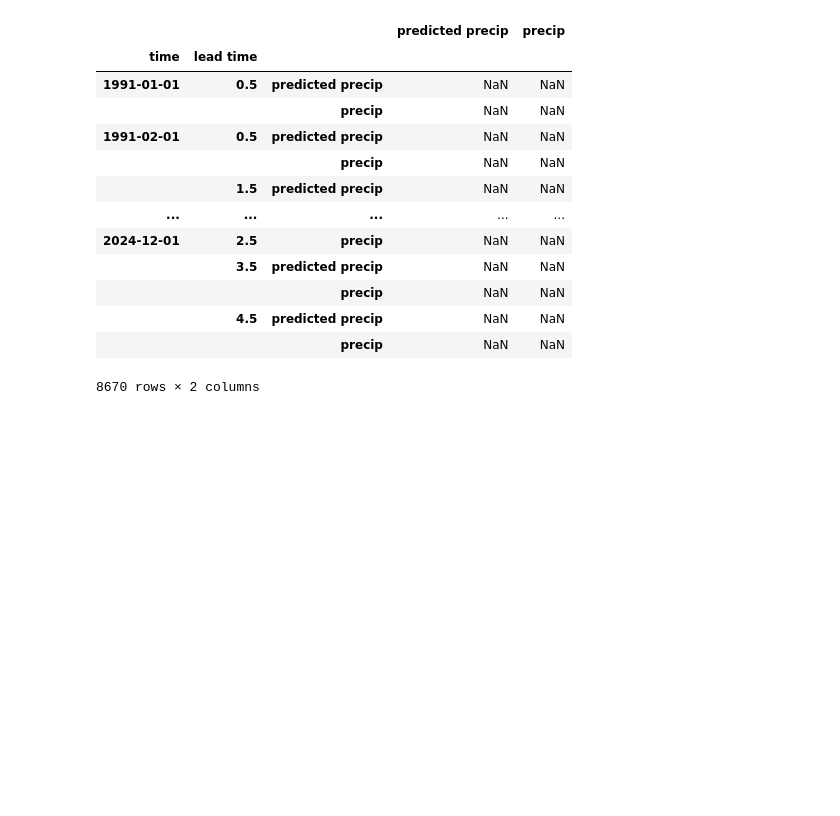
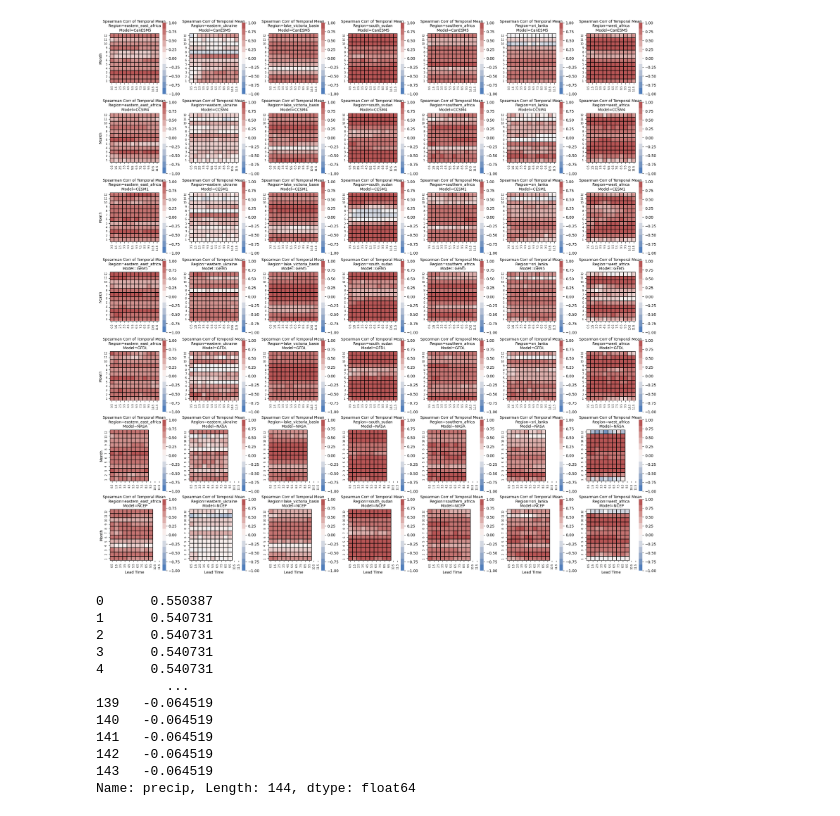
Before and after one commit to yatli24/CHC, a Jupyter notebook: Jupyter notebooks/Spatial_Temporal_means.ipynb, the cells around one changed output. Cells and saved outputs as stored; diff of their text form; code cells hidden in the pictures; blank space fills up the shorter version.

```diff
--- a/Jupyter notebooks/Spatial_Temporal_means.ipynb
+++ b/Jupyter notebooks/Spatial_Temporal_means.ipynb
@@ -31,22 +80,47 @@ for i in location:
+# %%
+# Temporal means precip and predicted precip of each pixel, grouped by latitude, longitude, month and lead time
+for i in region:
+    for j in model:
+        # Calculate the temporal means for each region and model
+        globals()['{}_{}_temporal_means'.format(i, j)] = (globals()['{}_{}'.format(i, j)]
+                                                         .drop(['date of prediction', 'realization time', 'year'], axis = 1)
+                                                         .groupby(['latitude', 'longitude', 'month', 'lead time'])[['predicted precip', 'precip']]
+                                                         .mean().compute().reset_index())
+        # Calculate the correlation between predicted precip and precip temporal means
+        globals()['{}_{}_temporal_means_corr'.format(i, j)] = (globals()['{}_{}_temporal_means'.format(i, j)].groupby(['month', 'lead time'])[['predicted precip', 'precip']]
+                                                               .corr(method = 'spearman').iloc[0::2, -1].droplevel(level = 2).reset_index())
+        globals()['{}_{}_temporal_means_corr'.format(i, j)]['region'] = i
+        globals()['{}_{}_temporal_means_corr'.format(i, j)]['model'] = j
+# %%
+# Concatenate all the dataframes, renaming precip to corr
+temporal_means_corr = pd.concat([globals()['{}_{}_temporal_means_corr'.format(i, j)] for i in region for j in model], ignore_index = True)
+temporal_means_corr = temporal_means_corr.rename(columns = {'precip': 'corr'})
+# %%
+fg = sns.FacetGrid(temporal_means_corr, col='region', row='model', sharex=False, sharey=False)
+fg.map_dataframe(draw_heatmap, 'lead time', 'month', 'corr', square = True)
+
+fg.set_titles('Spearman Corr of Temporal Mean \n Region={col_name} \n Model={row_name}')
+fg.set_ylabels("Month")
+fg.set_xlabels("Lead Time")
+plt.show()
+fg.savefig('figures/temporal_means_corr.png')
+# %% [output]
+[figure, added]
 # %%
-sri_lanka = sri_lanka_CanESM5.drop(['date of prediction', 'realization time', 'month', 'year'], axis = 1).groupby(['time', 'lead time'])[['predicted precip', 'precip']].mean().compute().reset_index()
-
-sri_lanka
-
-sri_lanka_corr = sri_lanka.groupby(['time', 'lead time']).corr()
-sri_lanka_corr
+# test
+sri_lanka = sri_lanka_CanESM5.drop(['date of prediction', 'realization time', 'year'], axis = 1).groupby(['latitude', 'longitude', 'month', 'lead time'])[['predicted precip', 'precip']].mean().compute().reset_index()
+sri_lanka_corr = sri_lanka.groupby(['month', 'lead time'])[['predicted precip', 'precip']].corr(method = 'spearman').iloc[0::2, -1].droplevel(level = 2).reset_index()
+sri_lanka_corr['precip']
 # %% [output]
-|  |  |  | predicted precip | precip |
-| time | lead time |  |  |  |
-| 1991-01-01 | 0.5 | predicted precip | NaN | NaN |
-|  |  | precip | NaN | NaN |
-| 1991-02-01 | 0.5 | predicted precip | NaN | NaN |
-|  |  | precip | NaN | NaN |
-|  | 1.5 | predicted precip | NaN | NaN |
-| ... | ... | ... | ... | ... |
-| 2024-12-01 | 2.5 | precip | NaN | NaN |
-|  | 3.5 | predicted precip | NaN | NaN |
-|  |  | precip | NaN | NaN |
-|  | 4.5 | predicted precip | NaN | NaN |
-|  |  | precip | NaN | NaN |
-8670 rows × 2 columns
+0      0.550387
+1      0.540731
+2      0.540731
+3      0.540731
+4      0.540731
+         ...
+139   -0.064519
+140   -0.064519
+141   -0.064519
+142   -0.064519
+143   -0.064519
+Name: precip, Length: 144, dtype: float64
```
Also changed, not shown: parts of 5 cells of this notebook.
